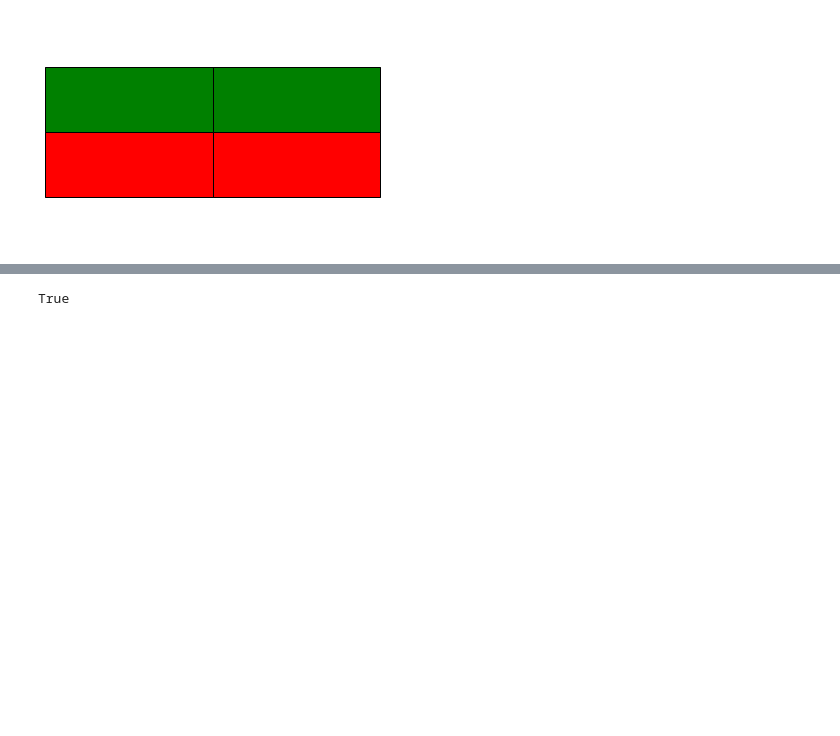
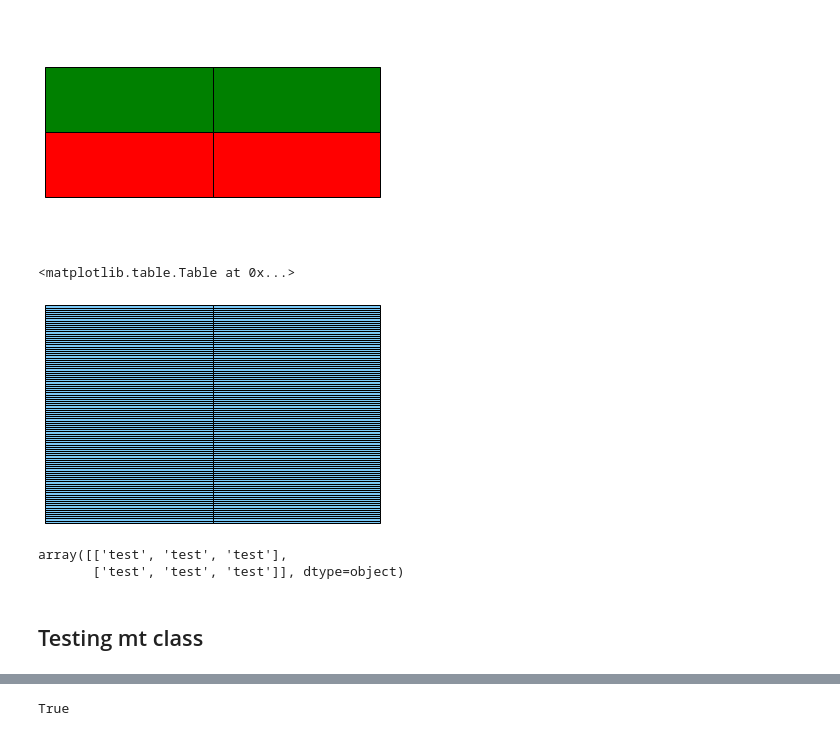
Before and after one commit to joeltanwr/DirtyDF, a Jupyter notebook: test_mtjjv.ipynb, the cells around one changed output, grey strips where cells are left out. Drawn from its saved outputs; the diff is of its cells as text; code cells hidden in the pictures; blank space fills up the shorter version.

```diff
--- a/test_mtjjv.ipynb
+++ b/test_mtjjv.ipynb
@@ -71,0 +88,5 @@ ax1.
+# %%
+mt.df_plot(x_df)
+# %% [output]
+<matplotlib.table.Table at 0x...>
+[figure, added]
@@ -72,2 +99,9 @@ ax1.
+# %%
+xxx
+# %% [output]
+array([['test', 'test', 'test'],
+       ['test', 'test', 'test']], dtype=object)
+# %% [markdown]
+## Testing mt class
 # %%
 import mtjjv as mt
```
Also changed, not shown: parts of 33 cells of this notebook, 1 other file.
